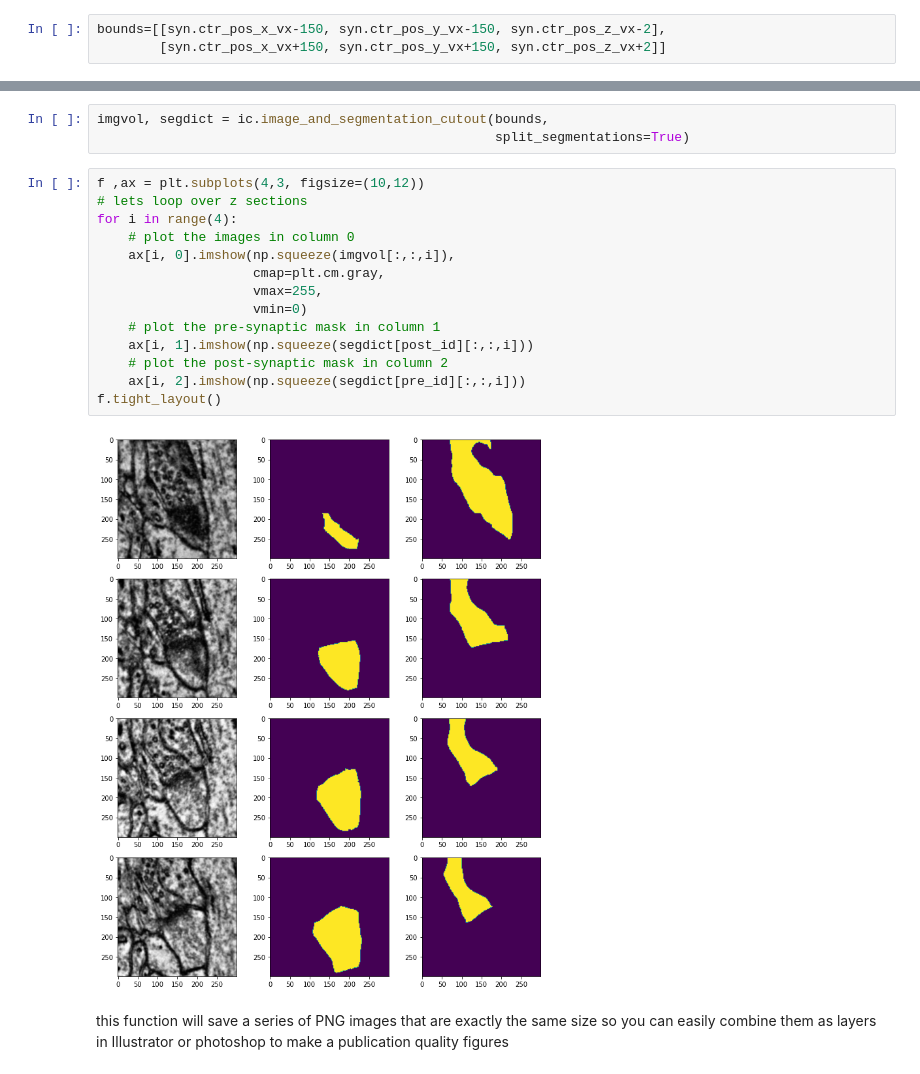
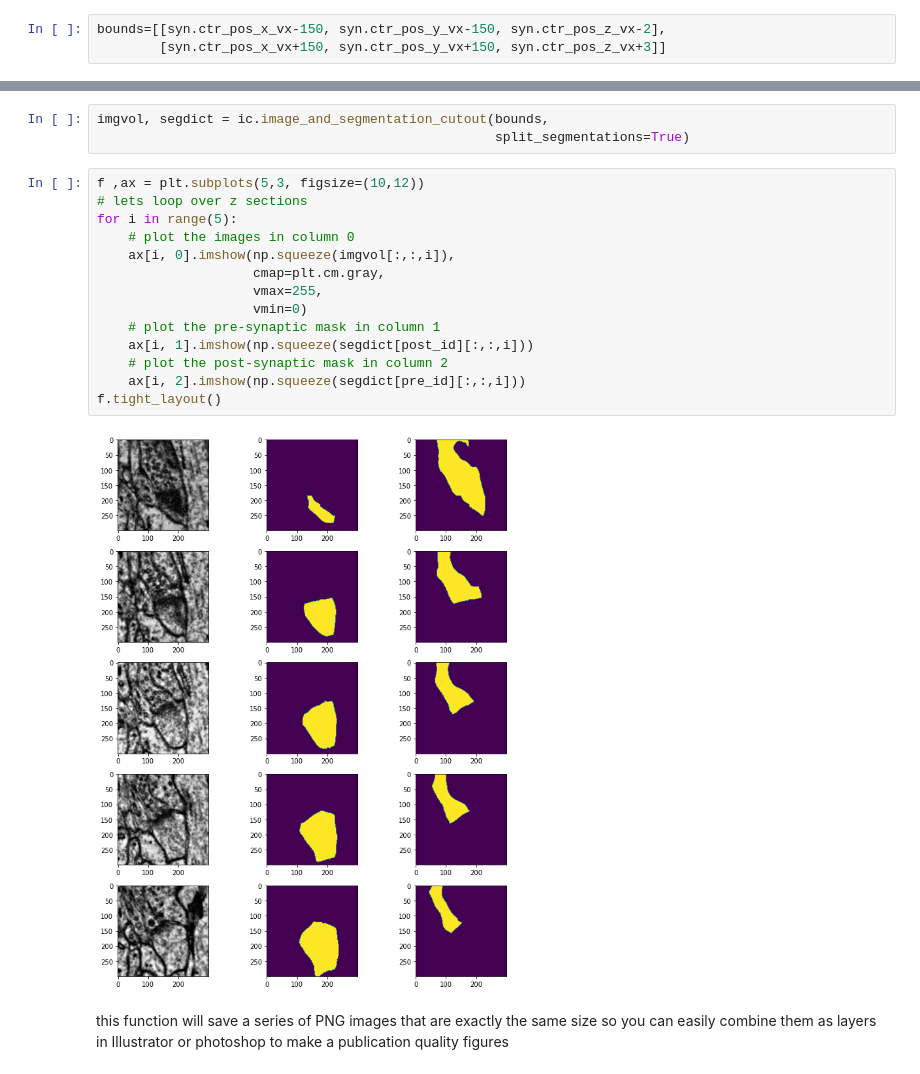
Before and after one commit to AllenInstitute/MicronsBinder, a Jupyter notebook: notebooks/intro/ImageAndSegmentationDownload.ipynb, the cells around one changed output, grey strips where cells are left out. Saved outputs shown, nothing was run; the diff lists cells and outputs as text.

Commit message:
better description of image bounds as slices

```diff
--- a/notebooks/intro/ImageAndSegmentationDownload.ipynb
+++ b/notebooks/intro/ImageAndSegmentationDownload.ipynb
@@ -116,3 +116,3 @@ and 4 sections @40 nm in z. Note that because of a quirk with cloudvolume, z-bou
 # %%
 bounds=[[syn.ctr_pos_x_vx-150, syn.ctr_pos_y_vx-150, syn.ctr_pos_z_vx-2],
-        [syn.ctr_pos_x_vx+150, syn.ctr_pos_y_vx+150, syn.ctr_pos_z_vx+2]]
+        [syn.ctr_pos_x_vx+150, syn.ctr_pos_y_vx+150, syn.ctr_pos_z_vx+3]]
@@ -128,21 +123,21 @@ this downloads the imagery as a numpy array and segmentation as a dictionary of
 imgvol, segdict = ic.image_and_segmentation_cutout(bounds,
                                                    split_segmentations=True)
 # %%
-f ,ax = plt.subplots(4,3, figsize=(10,12))
+f ,ax = plt.subplots(5,3, figsize=(10,12))
 # lets loop over z sections
-for i in range(4):
+for i in range(5):
     # plot the images in column 0
     ax[i, 0].imshow(np.squeeze(imgvol[:,:,i]),
                     cmap=plt.cm.gray,
                     vmax=255,
                     vmin=0)
     # plot the pre-synaptic mask in column 1
     ax[i, 1].imshow(np.squeeze(segdict[post_id][:,:,i]))
     # plot the post-synaptic mask in column 2
     ax[i, 2].imshow(np.squeeze(segdict[pre_id][:,:,i]))
 f.tight_layout()
 # %% [output]
-[figure, old version]
+[figure, new version]
 # %% [markdown]
 this function will save a series of PNG images that are exactly the same size
 so you can easily combine them as layers in Illustrator or photoshop
```
Also changed, not shown: parts of 2 cells of this notebook.
